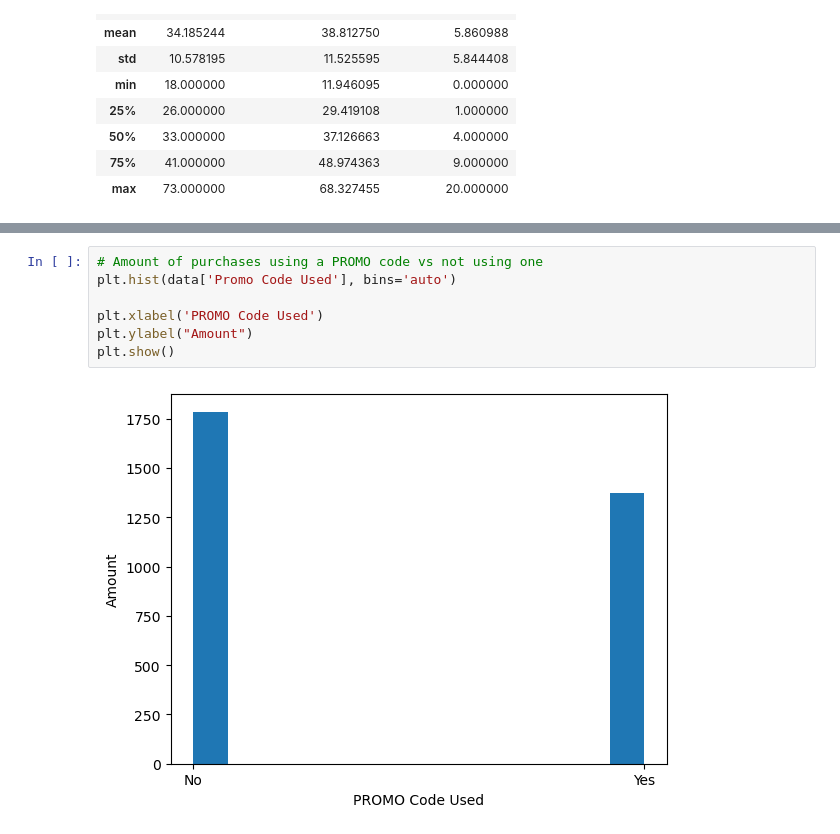
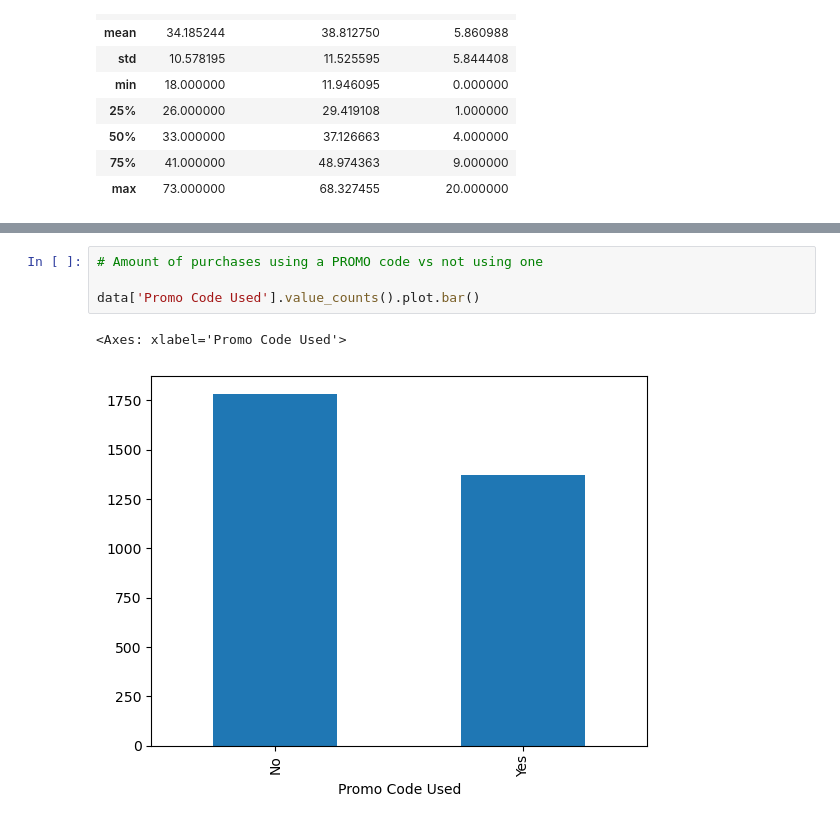
Before and after one commit to snalepa11/shopping-behavior-, a Jupyter notebook: explore.ipynb, the cells around one changed output, grey strips where cells are left out. Cells and saved outputs as stored; diff of their text form.

```diff
--- a/explore.ipynb
+++ b/explore.ipynb
@@ -108,12 +141,10 @@ plt.show()
 # %%
 # Amount of purchases using a PROMO code vs not using one
-plt.hist(data['Promo Code Used'], bins='auto')
 
-plt.xlabel('PROMO Code Used')
-plt.ylabel("Amount")
-plt.show()
+data['Promo Code Used'].value_counts().plot.bar()
 # %% [output]
+<Axes: xlabel='Promo Code Used'>
-[figure, old version]
+[figure, new version]
 # %%
 # Amount spent by gender
 
```
Also changed, not shown: parts of 6 cells of this notebook, 1 other file.
